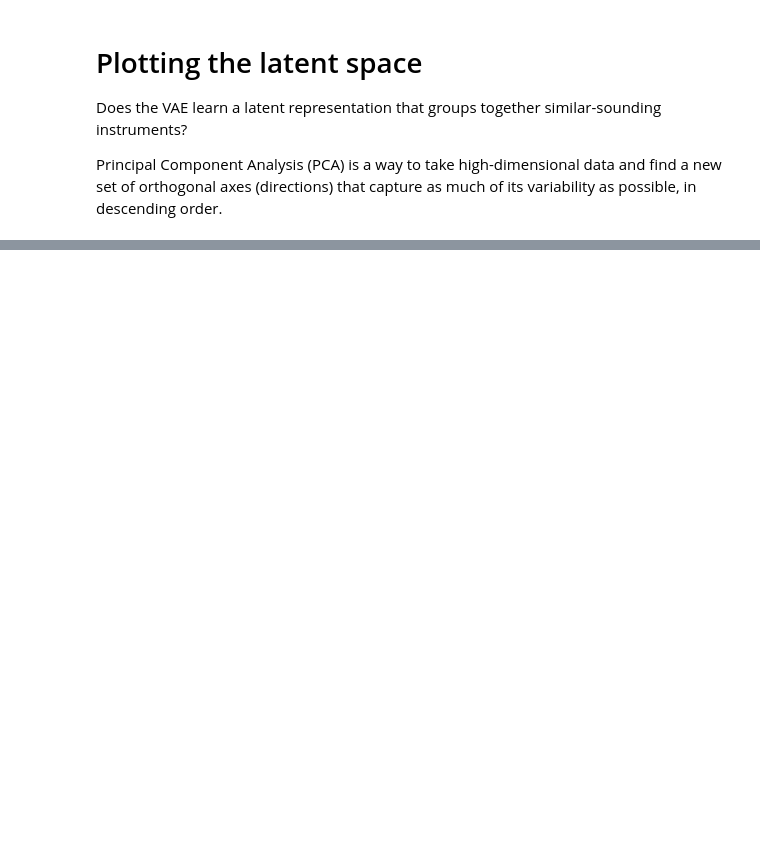
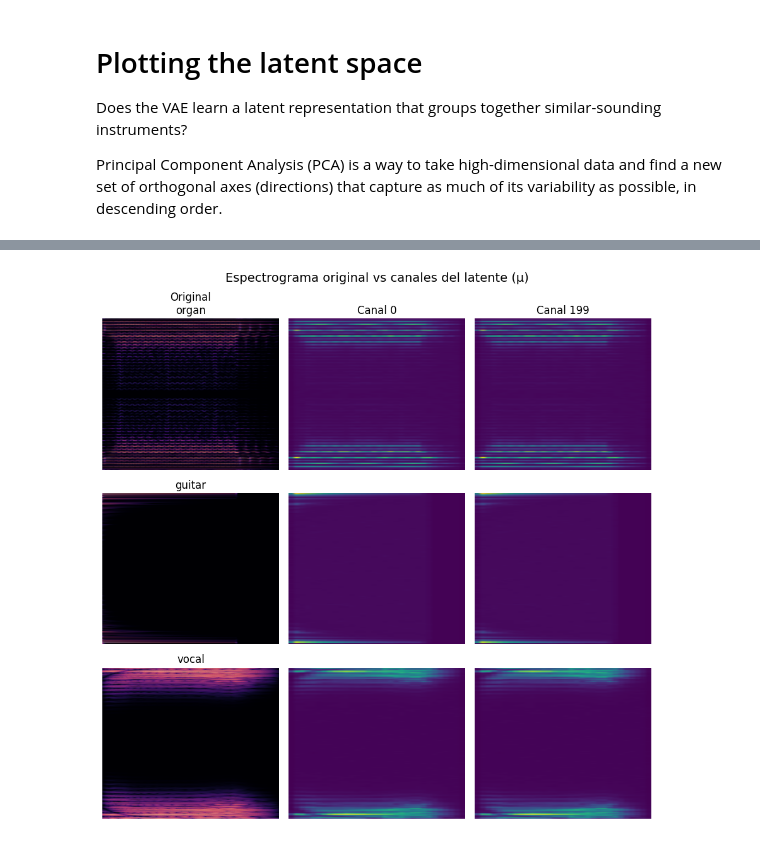
Before and after one commit to claramn/TFG-MUSICAL, a Jupyter notebook: notebooks/06_VAE_2D.ipynb, the cells around one changed output, grey strips where cells are left out. Drawn from its saved outputs; the diff is of its cells as text; code cells hidden in the pictures; blank space fills up the shorter version.

```diff
--- a/notebooks/06_VAE_2D.ipynb
+++ b/notebooks/06_VAE_2D.ipynb
@@ -386,12 +446,35 @@ import numpy as np
 import matplotlib.pyplot as plt
 from sklearn.decomposition import PCA
 from src.dataset import NSynth
-from src.models import VAE
 from src.utils.models import compute_magnitude_and_phase, adjust_shape
 from src.utils.dataset import INSTRUMENT_ID_2_STR
 import torchaudio.transforms as T
 
-model = VAE((input_height, input_width), latent_dim=latent_dim, channels=channels).to(device)
+# STFT transform
+sample_rate = 16000
+n_fft = 1500
+hop_length = 250
+win_length = n_fft
+stft_transform = T.Spectrogram(
+    n_fft=n_fft, win_length=win_length, hop_length=hop_length,
+    power=None, onesided=False, center=False
+).to(device)
+istft_transform = torchaudio.transforms.InverseSpectrogram(
+    n_fft=n_fft, win_length=win_length, hop_length=hop_length, onesided=False
+).to(device)
+
+
+# Model setup
+input_height = 1500
+input_width = 251
+input_size = (input_height, input_width)
+latent_dim = 200
+channels   = [2,16,32,64]
+learning_rate = 1e-4
+
+batch_size = 128
+
+model = latent_VAE(input_size=input_size, latent_dim=latent_dim, channels=channels).to(device)
 model.load_state_dict(torch.load(model_path))
 model.eval()
 
@@ -415,43 +498,43 @@ with torch.no_grad():
 
         _, mu, _ = model.encoder(x)                  # [B, latent_dim, H, W]
         mus_spatial.append(mu.cpu().numpy())
         mus.append(mu.flatten(start_dim=1).cpu().numpy())
 
         oh = metadata['one_hot_instrument']
         for v in oh:
             labels.append(INSTRUMENT_ID_2_STR[int(v.argmax())])
 
         if len(labels) >= N:
             break
 
 # ── Visualización espectrograma original vs codificado ──────────────────────
-n_examples = N  # cuántos ejemplos mostrar
+n_examples = 3  # cuántos ejemplos mostrar
+n_channels_to_show = 2  # o los que quieras inspeccionar
+channel_indices = np.linspace(0, latent_dim - 1, n_channels_to_show, dtype=int)
 
-fig, axes = plt.subplots(n_examples, latent_dim + 1,
-                          figsize=(3 * (latent_dim + 1), 3 * n_examples))
+fig, axes = plt.subplots(n_examples, n_channels_to_show + 1,
+                          figsize=(3 * (n_channels_to_show + 1), 3 * n_examples))
 
 for i in range(n_examples):
-    # batch y posición dentro del batch
     batch_idx  = i // batch_size
     sample_idx = i %  batch_size
 
-    # ── Espectrograma original (magnitud, canal 0) ──
-    S_orig = Ss[batch_idx][sample_idx, 0]          # [F, T]
+    S_orig = Ss[batch_idx][sample_idx, 0]
     ax = axes[i, 0]
     ax.imshow(np.log1p(np.abs(S_orig)), aspect='auto', origin='lower', cmap='magma')
     ax.set_title(f"Original\n{labels[i]}" if i == 0 else labels[i])
-    ax.set_ylabel(f"Ejemplo {i}")
     ax.axis('off')
 
-    # ── Canales del espacio latente (mu) ──
-    mu_i = mus_spatial[batch_idx][sample_idx]      # [latent_dim, H, W]
-    for c in range(latent_dim):
-        ax = axes[i, c + 1]
+    mu_i = mus_spatial[batch_idx][sample_idx]  # [latent_dim, H, W]
+    for j, c in enumerate(channel_indices):
+        ax = axes[i, j + 1]
         ax.imshow(mu_i[c], aspect='auto', origin='lower', cmap='viridis')
         if i == 0:
-            ax.set_title(f"Canal latente {c}")
+            ax.set_title(f"Canal {c}")
         ax.axis('off')
 
-plt.suptitle("Espectrograma original vs representación latente (μ)", fontsize=14)
+plt.suptitle("Espectrograma original vs canales del latente (μ)", fontsize=14)
 plt.tight_layout()
 plt.show()
+# %% [output]
+[figure, added]
```
Also changed, not shown: parts of 5 cells of this notebook, 3 other files.
